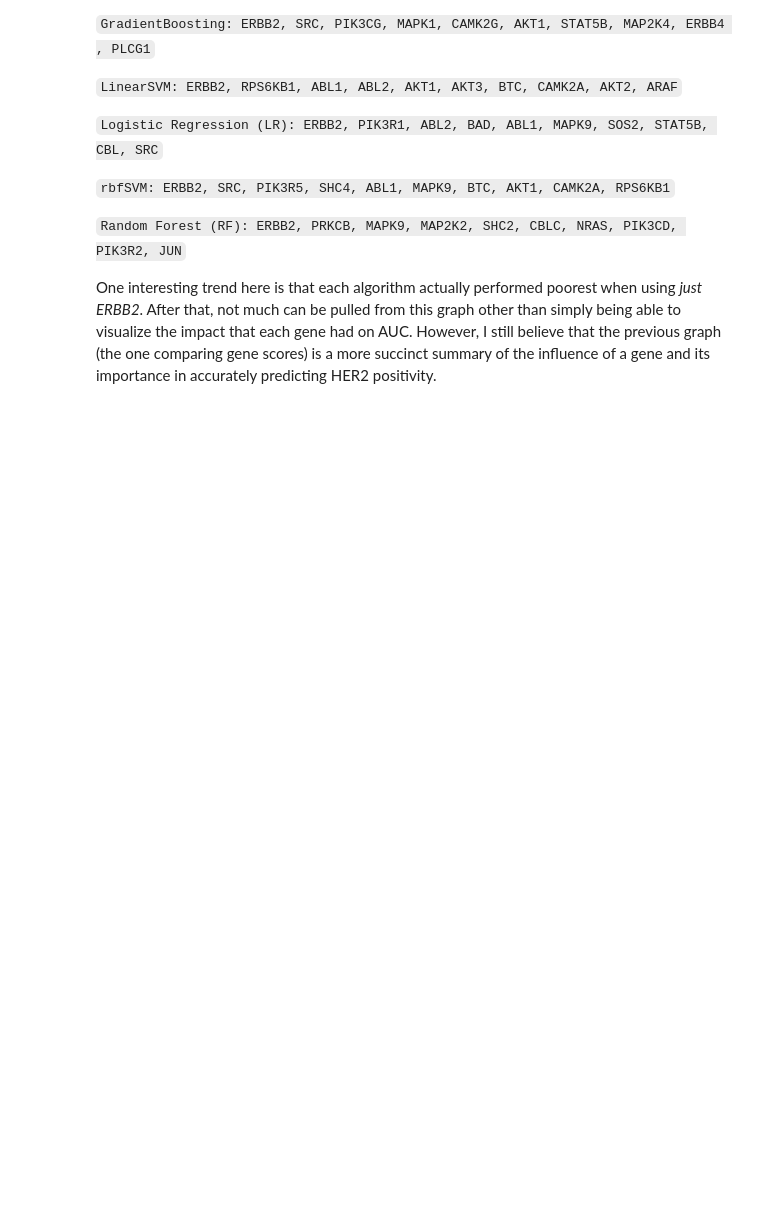
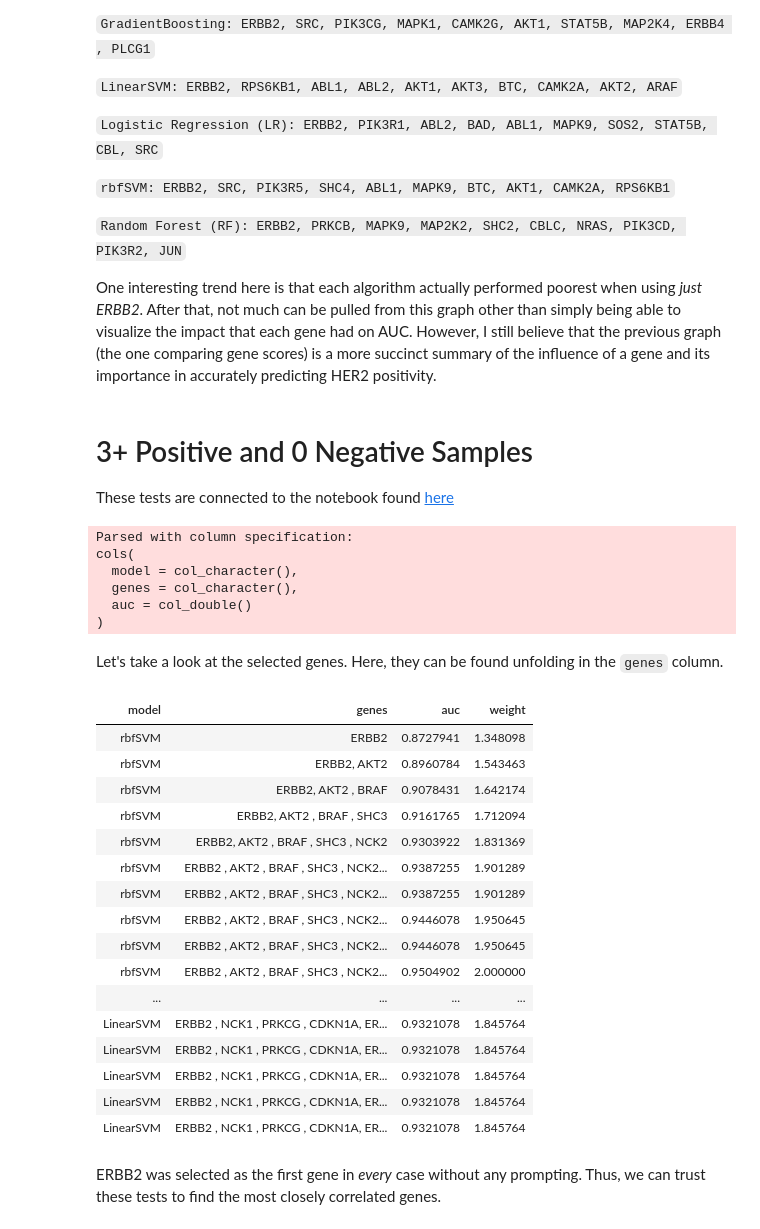
Before and after one commit to zence/SCCR, a Jupyter notebook: notebooks/best_genes.ipynb, the cells around one changed output. Saved outputs shown, nothing was run; the diff lists cells and outputs as text; code cells hidden in the pictures; blank space fills up the shorter version.

Commit message:
Tests run on 3+ Positive and 0 Negative samples

```diff
--- a/notebooks/best_genes.ipynb
+++ b/notebooks/best_genes.ipynb
@@ -271,3 +272,44 @@ ggbar
 `Random Forest (RF): ERBB2, PRKCB, MAPK9, MAP2K2, SHC2, CBLC, NRAS, PIK3CD, PIK3R2, JUN`
 
 One interesting trend here is that each algorithm actually performed poorest when using _just ERBB2_. After that, not much can be pulled from this graph other than simply being able to visualize the impact that each gene had on AUC. However, I still believe that the previous graph (the one comparing gene scores) is a more succinct summary of the influence of a gene and its importance in accurately predicting HER2 positivity.
+# %% [markdown]
+# 3+ Positive and 0 Negative Samples
+
+These tests are connected to the notebook found [here](https://nbviewer.jupyter.org/github/zence/SCCR/blob/Kumiko/notebooks/pos_neg_equivocal.ipynb)
+# %%
+seqd.genes <- as.data.frame(read_tsv('../results/seqd_genes_score.tsv'))
+
+seqd.genes$weight <- normalize(seqd.genes$auc) + 1
+
+seqd.genes$genes <- strsplit(seqd.genes$genes, split = ',')
+# %% [output]
+Parsed with column specification:
+cols(
+  model = col_character(),
+  genes = col_character(),
+  auc = col_double()
+)
+# %% [markdown]
+Let's take a look at the selected genes. Here, they can be found unfolding in the `genes` column.
+# %%
+seqd.genes
+# %% [output]
+| model | genes | auc | weight |
+| rbfSVM | ERBB2 | 0.8727941 | 1.348098 |
+| rbfSVM | ERBB2, AKT2 | 0.8960784 | 1.543463 |
+| rbfSVM | ERBB2, AKT2 , BRAF | 0.9078431 | 1.642174 |
+| rbfSVM | ERBB2, AKT2 , BRAF , SHC3 | 0.9161765 | 1.712094 |
+| rbfSVM | ERBB2, AKT2 , BRAF , SHC3 , NCK2 | 0.9303922 | 1.831369 |
+| rbfSVM | ERBB2 , AKT2 , BRAF , SHC3 , NCK2... | 0.9387255 | 1.901289 |
+| rbfSVM | ERBB2 , AKT2 , BRAF , SHC3 , NCK2... | 0.9387255 | 1.901289 |
+| rbfSVM | ERBB2 , AKT2 , BRAF , SHC3 , NCK2... | 0.9446078 | 1.950645 |
+| rbfSVM | ERBB2 , AKT2 , BRAF , SHC3 , NCK2... | 0.9446078 | 1.950645 |
+| rbfSVM | ERBB2 , AKT2 , BRAF , SHC3 , NCK2... | 0.9504902 | 2.000000 |
+| ... | ... | ... | ... |
+| LinearSVM | ERBB2 , NCK1 , PRKCG , CDKN1A, ER... | 0.9321078 | 1.845764 |
+| LinearSVM | ERBB2 , NCK1 , PRKCG , CDKN1A, ER... | 0.9321078 | 1.845764 |
+| LinearSVM | ERBB2 , NCK1 , PRKCG , CDKN1A, ER... | 0.9321078 | 1.845764 |
+| LinearSVM | ERBB2 , NCK1 , PRKCG , CDKN1A, ER... | 0.9321078 | 1.845764 |
+| LinearSVM | ERBB2 , NCK1 , PRKCG , CDKN1A, ER... | 0.9321078 | 1.845764 |
+# %% [markdown]
+ERBB2 was selected as the first gene in _every_ case without any prompting. Thus, we can trust these tests to find the most closely correlated genes.
```
Also changed, not shown: parts of 11 cells of this notebook, 1 other file.
